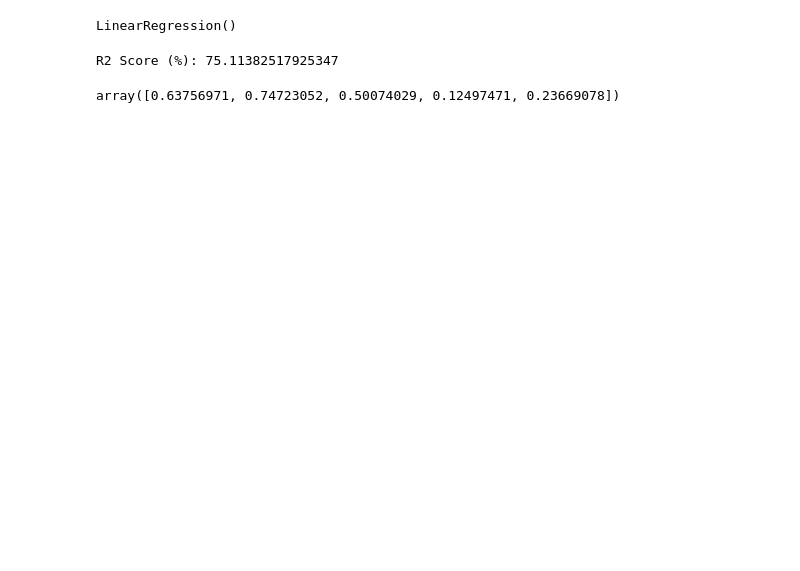
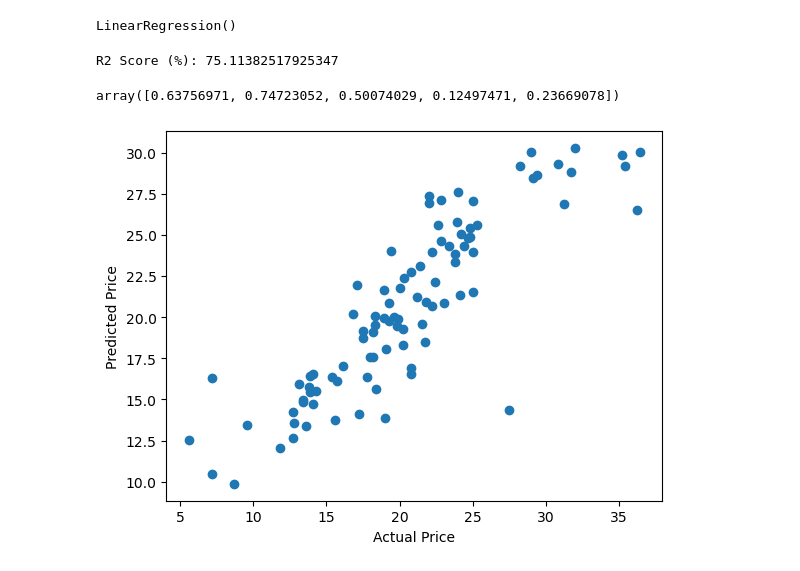
Before and after one commit to VanshikaSohal/AIASSIGNMENTSSEM4, a Jupyter notebook: VANSHIKASOHALas4.ipynb, the cells around one changed output. Drawn from its saved outputs; the diff is of its cells as text; code cells hidden in the pictures; blank space fills up the shorter version.

```diff
--- a/VANSHIKASOHALas4.ipynb
+++ b/VANSHIKASOHALas4.ipynb
@@ -67,6 +69,14 @@ from sklearn.model_selection import cross_val_score
 cross_val_score(reg,X,Y,cv=5)
 # %% [output]
 array([0.63756971, 0.74723052, 0.50074029, 0.12497471, 0.23669078])
+# %%
+#correlation matrix
+plt.scatter(Y_test, Y_pred)
+plt.xlabel("Actual Price")
+plt.ylabel("Predicted Price")
+plt.show()
+# %% [output]
+[figure, added]
 # %%
 plt.scatter(Y_test, Y_pred)
 plt.xlabel("Actual Price")
```
Also changed, not shown: parts of 5 cells of this notebook, 2 other files.
